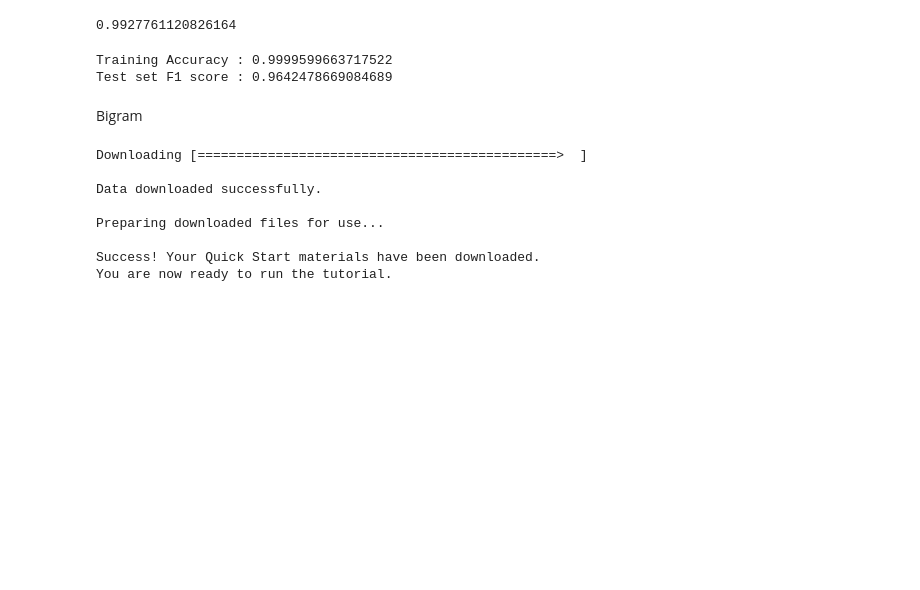
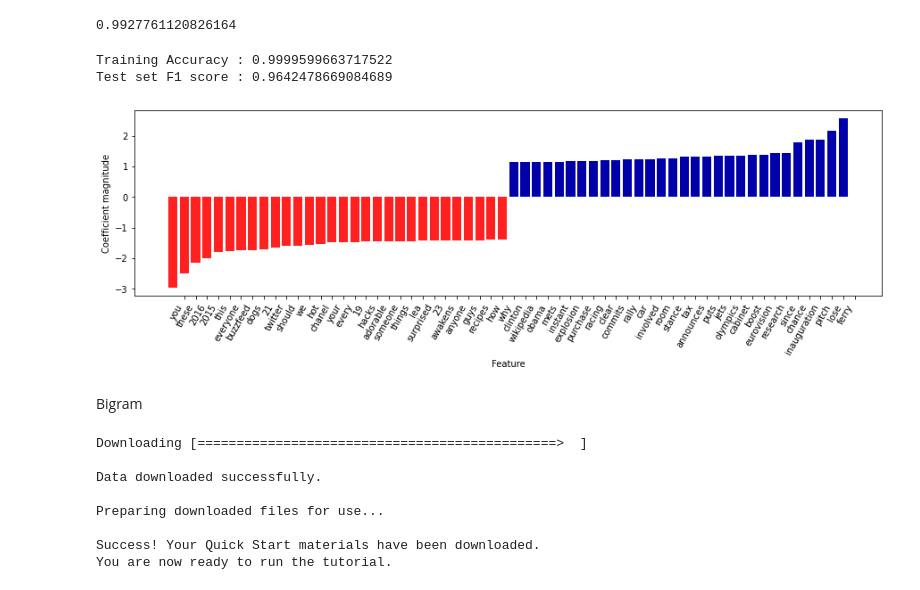
Before and after one commit to Tian-chen-98/ML-GR5073, a Jupyter notebook: HW6.ipynb, the cells around one changed output. Cells and saved outputs as stored; diff of their text form; code cells hidden in the pictures; blank space fills up the shorter version.

```diff
--- a/HW6.ipynb
+++ b/HW6.ipynb
@@ -134,6 +185,13 @@ print("Test set F1 score :", f1_score(y_test_labels, y_pred, average="macro"))
 # %% [output]
 Training Accuracy : 0.9999599663717522
 Test set F1 score : 0.9642478669084689
+# %%
+coefs = log.coef_
+feature_names = tfidf.get_feature_names_out()
+
+visualize_coefficients(coefs, feature_names, n_top_features=30)
+# %% [output]
+[figure, added]
 # %% [markdown]
 Bigram
 # %%
```
Also changed, not shown: parts of 7 cells of this notebook.
